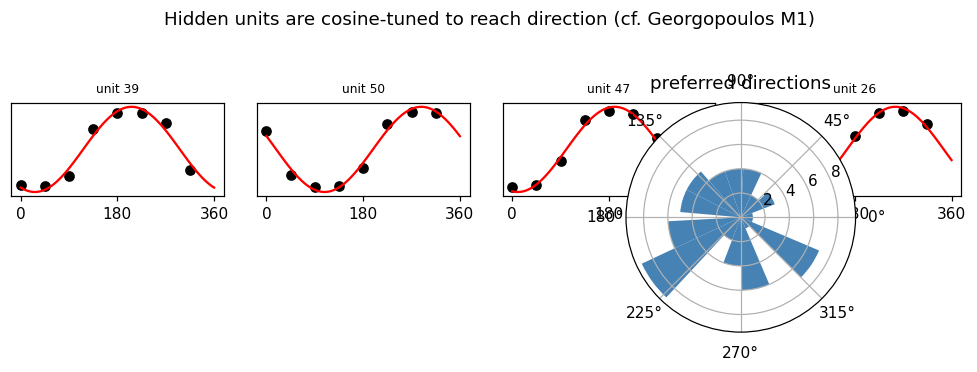
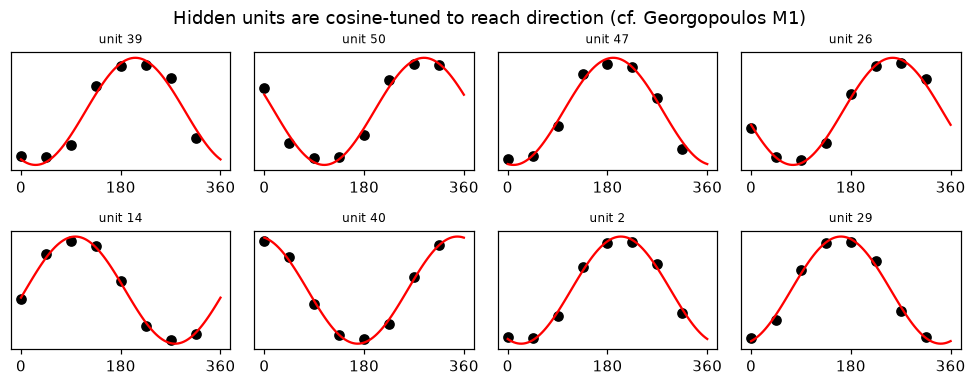
The notebook cell's code change between the first figure and the second:
--- before
+++ after
@@ -1,4 +1,4 @@
 # example tuning curves + distribution of preferred directions
-order = np.argsort(-depths)[:4]
+order = np.argsort(-depths)[:8]
 th = np.linspace(0, 2*np.pi, 100)
 fig = plt.figure(figsize=(9, 3.4))
@@ -11,7 +11,8 @@
     ax.set_xticks([0, 180, 360])
     ax.set_yticks([])
-axp = fig.add_subplot(1, 2, 2, projection="polar")
+plt.tight_layout()
+fig.suptitle("Hidden units are cosine-tuned to reach direction (cf. Georgopoulos M1)", y=1.02)
+fig, axp = plt.subplots(1, 1, subplot_kw=dict(projection="polar"))
 axp.hist(PDs[tuned], bins=16, color="steelblue")
 axp.set_title("preferred directions", va="bottom")
-fig.suptitle("Hidden units are cosine-tuned to reach direction (cf. Georgopoulos M1)")
 plt.tight_layout()

Commit: update two demo3-4 notebooks